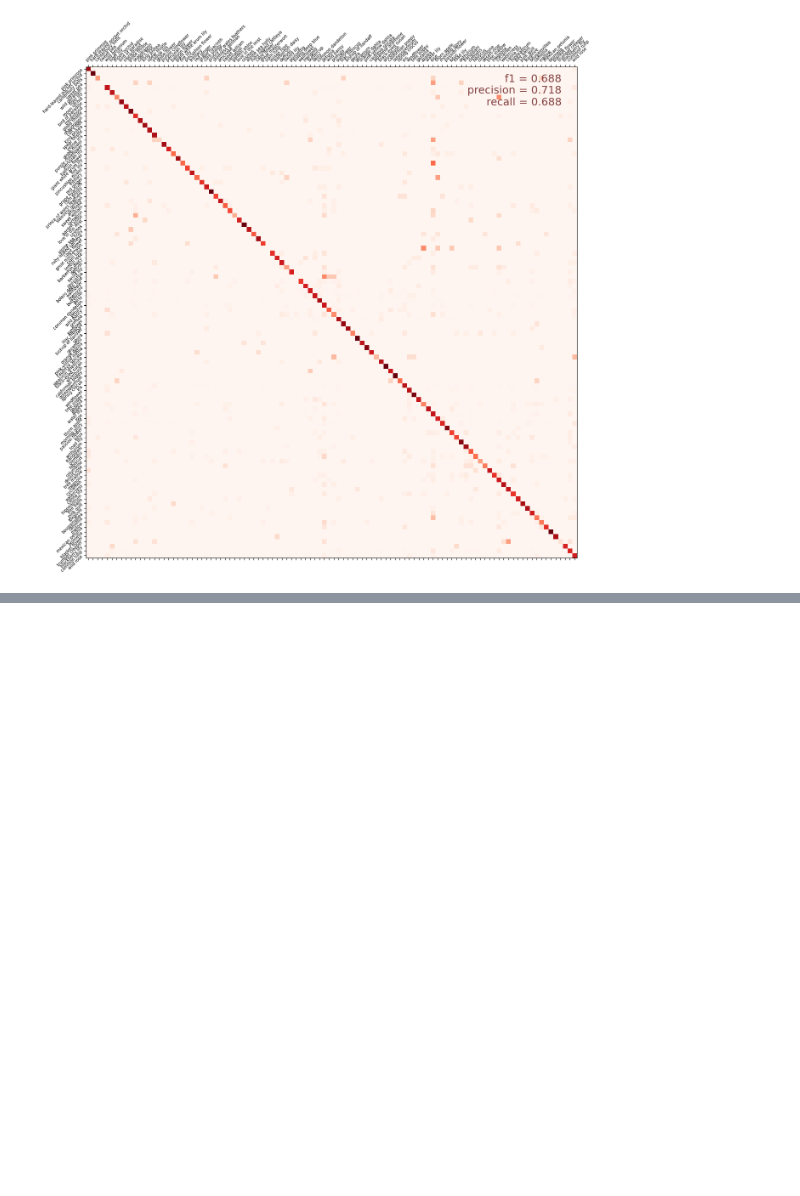
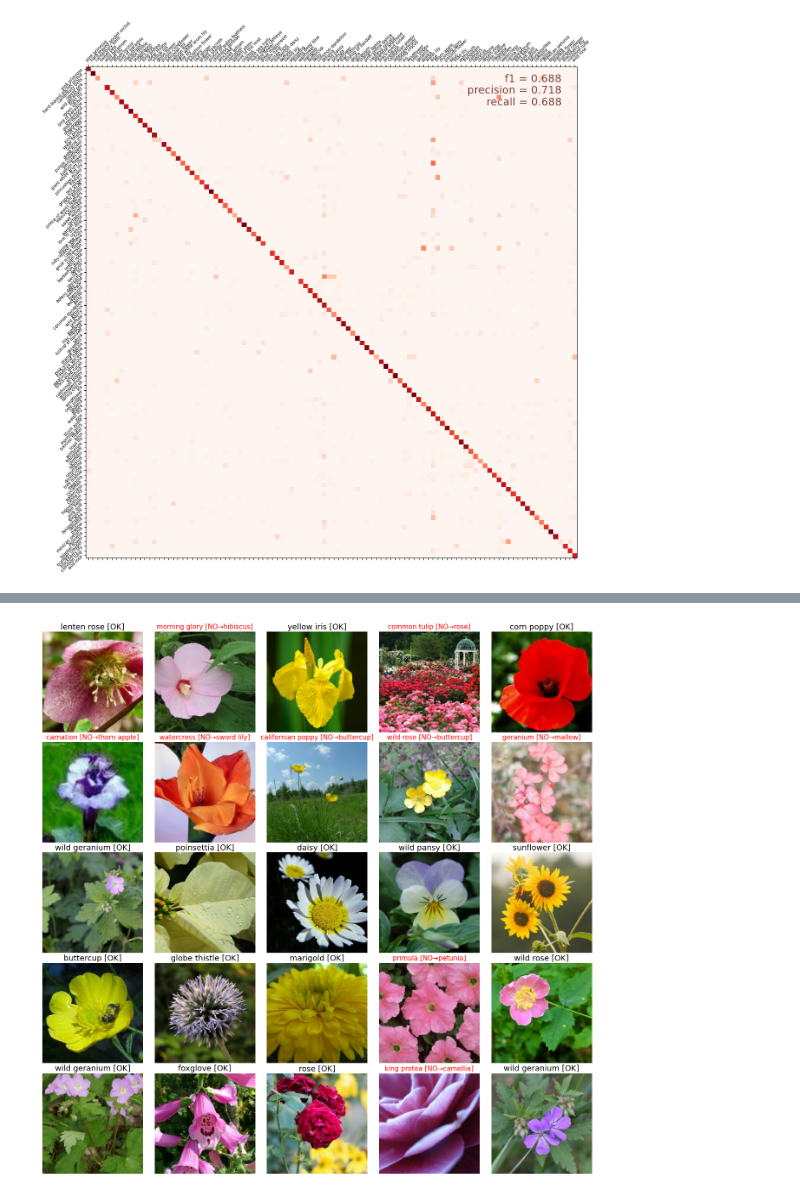
Before and after one commit to MeIidon/BackpropagationBrigade, a Jupyter notebook: trainer/training.ipynb, the cells around one changed output, grey strips where cells are left out. Saved outputs shown, nothing was run; the diff lists cells and outputs as text; code cells hidden in the pictures; blank space fills up the shorter version.

```diff
--- a/trainer/training.ipynb
+++ b/trainer/training.ipynb
@@ -511,3 +593,14 @@ generate_confusion_matrix(model, validation_dataset, num_validation_images)
 116/116 [==============================] - 13s 68ms/step
 [figure]
 [figure]
+# %%
+# Getting a batch of validation images (25 for now).
+batch = iter(get_validation_dataset(1).unbatch().batch(25))
+images, labels = next(batch)
+# Converting back to number from one hot encoded vector.
+labels = np.argmax(labels, -1)
+# Making the prediction with our model.
+predictions = np.argmax(best_model.predict(images), -1)
+# Displaying the images and our predictions.
+display_batch_of_images((images, labels), predictions)
+# %% [output]
@@ -514 +608,2 @@ generate_confusion_matrix(model, validation_dataset, num_validation_images)
+[figure, added]
 # %%
```
Also changed, not shown: parts of 7 cells of this notebook.
